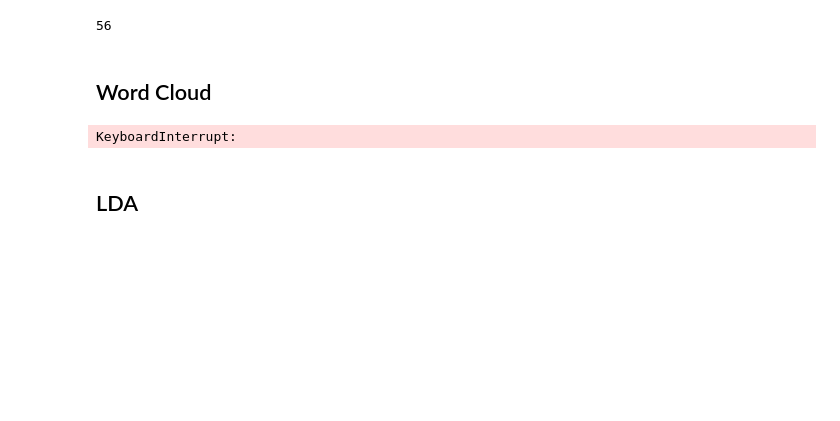
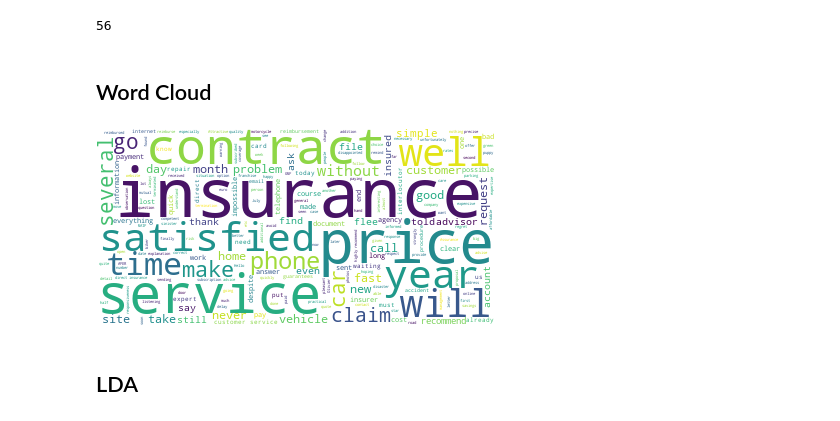
Before and after one commit to remSCS/NLP_Topic_Modeling, a Jupyter notebook: data_exploration.ipynb, the cells around one changed output. Cells and saved outputs as stored; diff of their text form; code cells hidden in the pictures; blank space fills up the shorter version.

```diff
--- a/data_exploration.ipynb
+++ b/data_exploration.ipynb
@@ -71,15 +71,15 @@ import re
 from wordcloud import WordCloud
 # %%
 # Join the different processed titles together.
-long_string = ','.join(list(train_data['avis_en'].str))
+long_string = ','.join(list(train_data['avis_en'][0:99].values))
 # Create a WordCloud object
 wordcloud = WordCloud(background_color="white", max_words=5000, contour_width=3, contour_color='steelblue')
 # Generate a word cloud
 wordcloud.generate(long_string)
 # Visualize the word cloud
 wordcloud.to_image()
 # %% [output]
-KeyboardInterrupt:
+[figure, added]
 # %% [markdown]
 ## LDA
 # %%
```
Also changed, not shown: parts of 1 cell of this notebook.
